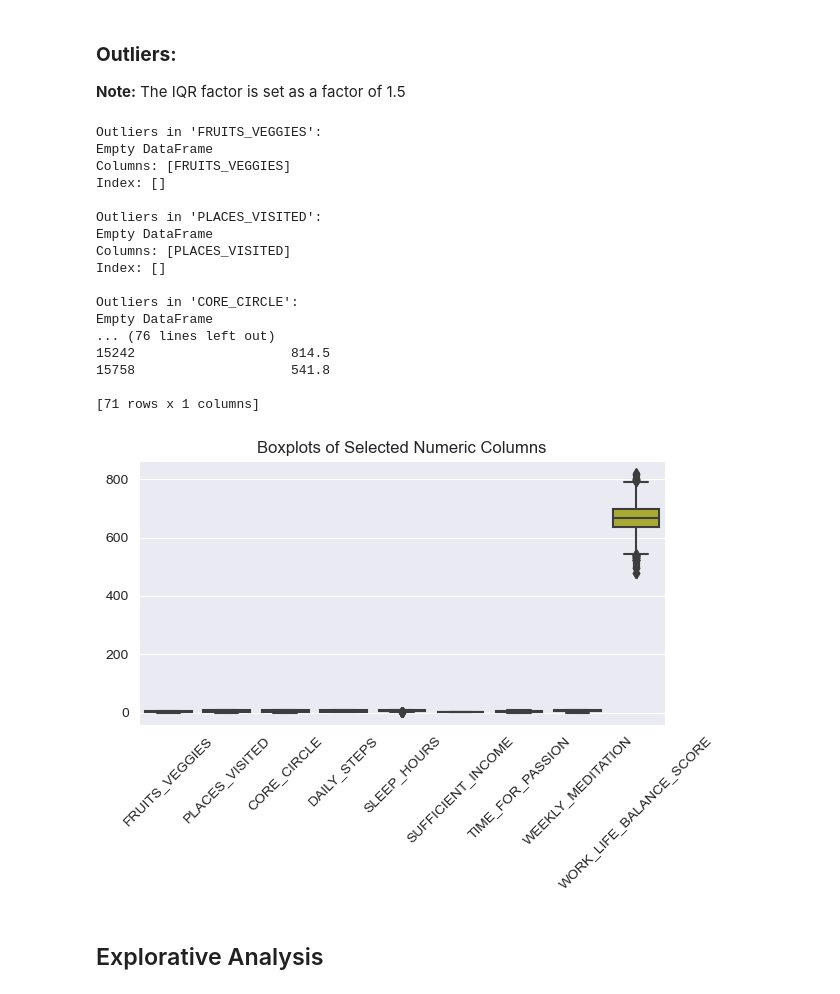
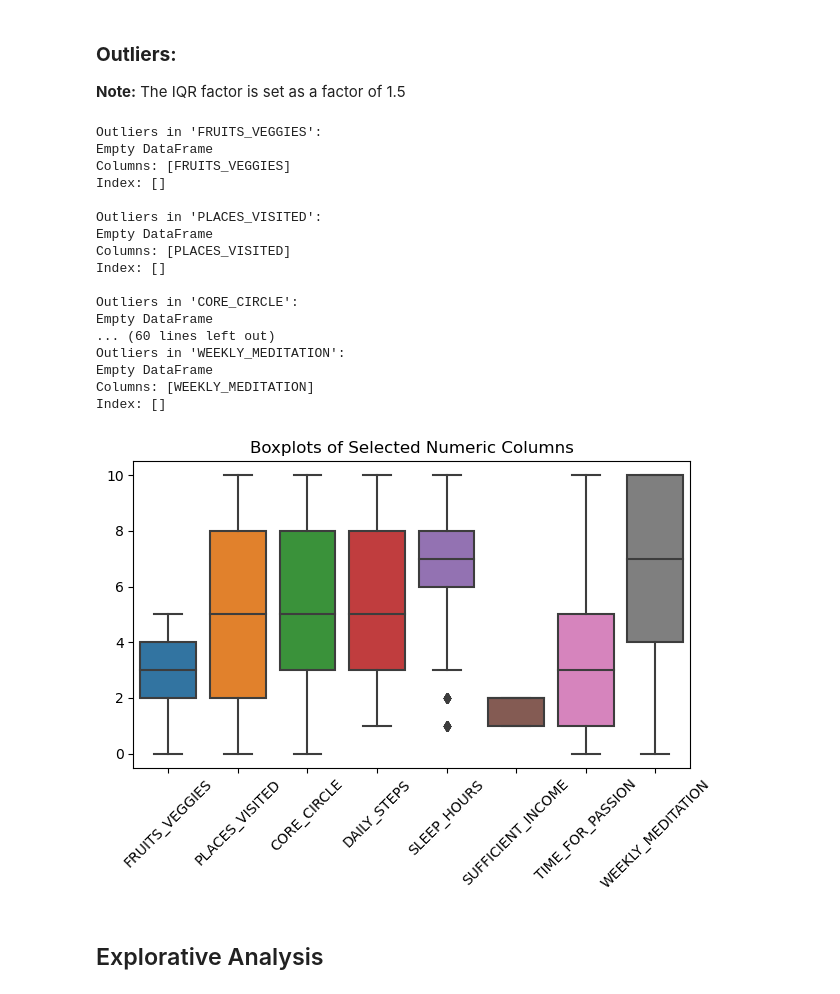
Before and after one commit to amsun001/Project_DataScience-lifestyle-and-wellbeing, a Jupyter notebook: Script/LifestyleAndWellbeing.ipynb, the cells around one changed output. Drawn from its saved outputs; the diff is of its cells as text; code cells hidden in the pictures.

```diff
--- a/Script/LifestyleAndWellbeing.ipynb
+++ b/Script/LifestyleAndWellbeing.ipynb
@@ -115,7 +127,6 @@ columns = [
     "SUFFICIENT_INCOME",
     "TIME_FOR_PASSION",
     "WEEKLY_MEDITATION",
-    "WORK_LIFE_BALANCE_SCORE"
 ]
 
 # Make a copy to clean outliers if needed
@@ -129,39 +140,39 @@ for col in columns:
     lower_bound = Q1 - 1.5 * IQR
     upper_bound = Q3 + 1.5 * IQR
 
     outliers = csv_data[(filtered_csv_data[col] < lower_bound) | (csv_data[col] > upper_bound)]
 
     print(f"\nOutliers in '{col}':")
     print(outliers[[col]])
 
     # Optionally remove outliers
     # clean_data = clean_data[(clean_data[col] >= lower_bound) & (clean_data[col] <= upper_bound)]
 
 # Boxplots for visualizing all columns at once
 sns.boxplot(data=csv_data[columns])
 plt.title("Boxplots of Selected Numeric Columns")
 plt.xticks(rotation=45)
 plt.tight_layout()
 plt.show()
 # %% [output]
 Outliers in 'FRUITS_VEGGIES':
 Empty DataFrame
 Columns: [FRUITS_VEGGIES]
 Index: []
 
 Outliers in 'PLACES_VISITED':
 Empty DataFrame
 Columns: [PLACES_VISITED]
 Index: []
 
 Outliers in 'CORE_CIRCLE':
 Empty DataFrame
-... (76 lines left out)
-15242                    814.5
-15758                    541.8
-
-[71 rows x 1 columns]
+... (60 lines left out)
+Outliers in 'WEEKLY_MEDITATION':
+Empty DataFrame
+Columns: [WEEKLY_MEDITATION]
+Index: []
-[figure, old version]
+[figure, new version]
 # %% [markdown]
 ## Explorative Analysis
 # %% [markdown]
```
Also changed, not shown: parts of 13 cells of this notebook, 1 other file.
